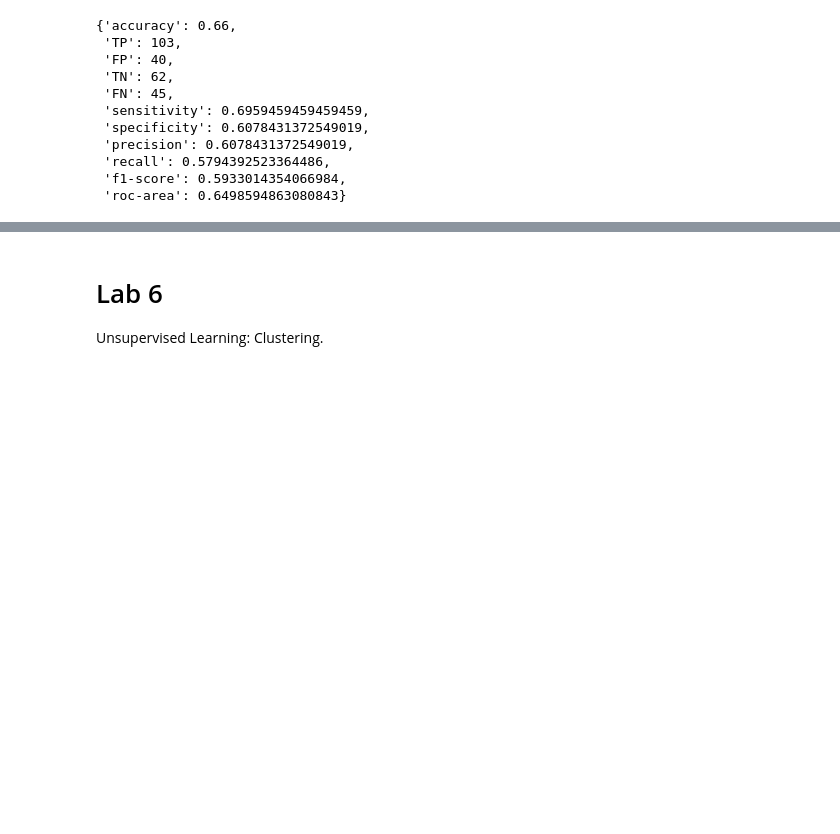
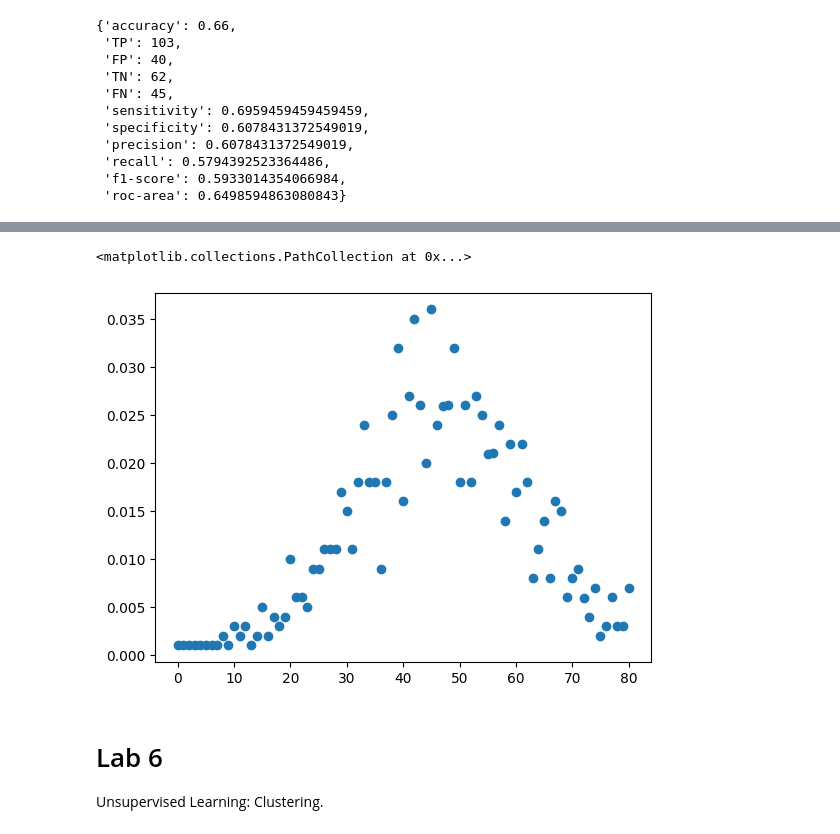
Before and after one commit to lascha212/F21DL, a Jupyter notebook: labs.ipynb, the cells around one changed output, grey strips where cells are left out. Cells and saved outputs as stored; diff of their text form; code cells hidden in the pictures; blank space fills up the shorter version.

```diff
--- a/labs.ipynb
+++ b/labs.ipynb
@@ -424,0 +503,10 @@ getMetrics(y_test, multi_nom_y_pred)
+# %%
+from pgmpy.models import BayesianModel
+
+bayesian_model = BayesianModel([
+    ("gender", "lunch"),
+    ("lunch", "parental level of education"),
+    ("parental level of education", "math score")
+])
+# %%
+bayesian_model.fit(data)
@@ -425,3 +522,8 @@ getMetrics(y_test, multi_nom_y_pred)
+# %%
+plt.scatter(range(0, 81), values)
+# %% [output]
+<matplotlib.collections.PathCollection at 0x...>
+[figure, added]
 # %% [markdown]
 # Lab 6
 Unsupervised Learning: Clustering.
```
Also changed, not shown: parts of 4 cells of this notebook.
